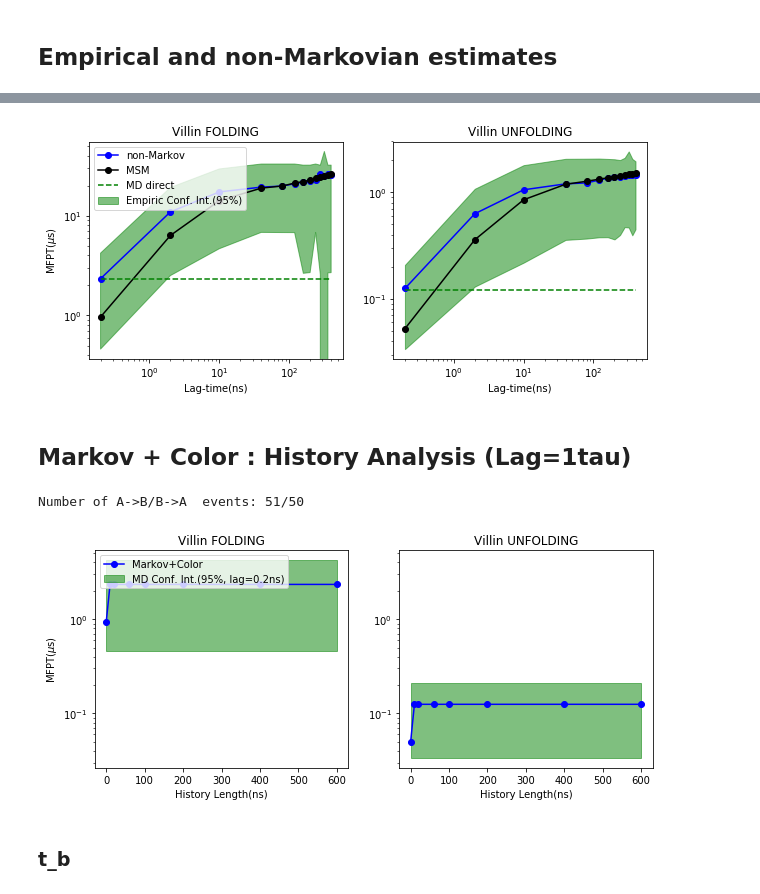
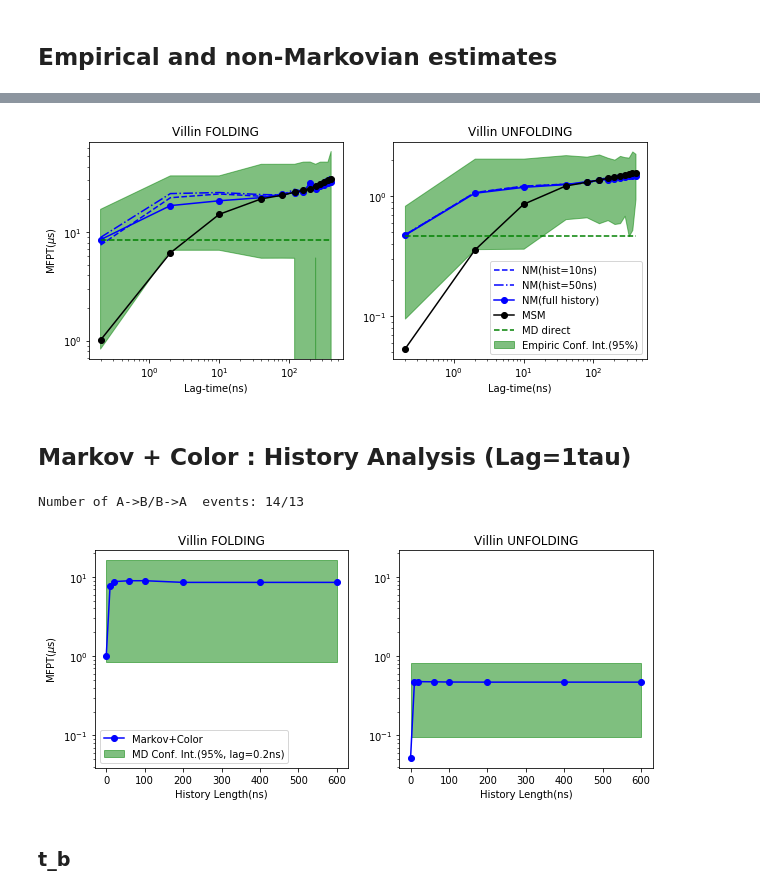
Before and after one commit to choderalab/msm-mfpt, a Jupyter notebook: models/Villin_model_postClustering2-mindist.ipynb, the cells around one changed output, grey strips where cells are left out. Saved outputs shown, nothing was run; the diff lists cells and outputs as text; code cells hidden in the pictures.

```diff
--- a/models/Villin_model_postClustering2-mindist.ipynb
+++ b/models/Villin_model_postClustering2-mindist.ipynb
@@ -467,8 +467,8 @@ dt = 0.0002 # in micro-sec
 
 macrostates = biggest_clusters_indexes(big_clusters_list[6], n_pick=2)
 
-stateA = big_clusters_list[6][macrostates[0]]  #Unfolded
-stateB = big_clusters_list[6][macrostates[1]]   #Folded
+stateA = big_clusters_list[2][macrostates[0]]  #Unfolded
+stateB = big_clusters_list[2][macrostates[1]]   #Folded
 
 #lag_to_use = np.asarray(list(lags[0::2]) + [5000, 10000, 15000])
 lag_to_use = np.asarray(list(lags[0::2]))
@@ -541,39 +593,48 @@ empirical_mfptBA_min = np.array(empirical_mfptsBA) - 2*np.array(std_errBA)
 
 fig=plt.figure(figsize = (10,4))
 
 ax1 = fig.add_subplot(121)
 ax1.fill_between(lag_to_use_ns, empirical_mfptAB_min, empirical_mfptAB_max,
-                 alpha=0.5, color="green", label="Empiric Conf. Int.(95%)" )
-ax1.plot(lag_to_use_ns, nm_mfptsAB, "-o", label="non-Markov", c='b')
+                 alpha=0.5, color="green", label="Empiric Conf. Int.(95%)")
+
+ax1.plot(lag_to_use_ns, nm_hist10ns_mfptsAB, "--", label="NM(hist=10ns)", c='b')
+ax1.plot(lag_to_use_ns, nm_hist50ns_mfptsAB, "-.", label="NM(hist=50ns)", c='b')
+ax1.plot(lag_to_use_ns, nm_mfptsAB, "-o", label="NM(full history)", c='b')
+
+
 ax1.plot(lag_to_use_ns, msm_mfptAB, "-o",color='k', label="MSM")
 ax1.plot(lag_to_use_ns, [empirical_mfptsAB[0] for i in lag_to_use_ns], "--", color='green',label='MD direct')
 #ax1.plot(lag_to_use_ns, lag_to_use_ns/nm_model.popA/1000, c='purple')
 ax1.set_xscale("log")
 ax1.set_yscale("log")
 ax1.set_title("Villin FOLDING")
 ax1.set_xlabel("Lag-time(ns)")
 ax1.set_ylabel("MFPT($\mu$s)")
 #ax1.set_xlim(0,600)
-plt.legend(loc='upper left')
+
 
 ax2 = fig.add_subplot(122)
 ax2.fill_between(lag_to_use_ns, empirical_mfptBA_min, empirical_mfptBA_max,
                  alpha=0.5, color="green", label="Empiric Conf. Int.(95%)" )
-ax2.plot(lag_to_use_ns, nm_mfptsBA, "-o", label="non-Markov", c='b' )
+
+ax2.plot(lag_to_use_ns, nm_hist10ns_mfptsBA, "--", label="NM(hist=10ns)", c='b')
+ax2.plot(lag_to_use_ns, nm_hist50ns_mfptsBA, "-.", label="NM(hist=50ns)", c='b')
+ax2.plot(lag_to_use_ns, nm_mfptsBA, "-o", label="NM(full history)", c='b' )
+
 ax2.plot(lag_to_use_ns, msm_mfptBA, "-o",color='k', label="MSM")
 #ax2.plot(lag_to_use_ns, lag_to_use_ns/nm_model.popB/1000, color='purple')
 ax2.set_xscale("log")
 ax2.set_yscale("log")
 ax2.set_title("Villin UNFOLDING")
 ax2.set_xlabel("Lag-time(ns)")
 #ax2.set_ylim(0,10)
 ax2.plot(lag_to_use_ns, [empirical_mfptsBA[0] for i in lag_to_use_ns], "--", color='green', label='MD direct')
 #plt.legend(bbox_to_anchor=(1.05, 1), loc=2, borderaxespad=0.)
 
-
+plt.legend(loc='lower right')
 plt.show()
 # %% [output]
-[figure, old version]
+[figure, new version]
 # %% [markdown]
 ## Markov + Color : History Analysis (Lag=1tau)
 # %%
@@ -599,7 +660,7 @@ emp_mfptBA = emp_mfpts['mfptBA']*dt
 emp_std_err_mfptAB = emp_mfpts['std_err_mfptAB']*dt
 emp_std_err_mfptBA = emp_mfpts['std_err_mfptBA']*dt
 # %% [output]
-Number of A->B/B->A  events: 51/50
+Number of A->B/B->A  events: 14/13
 # %%
 alpha = 0.5
 
@@ -618,7 +679,7 @@ ax1.set_yscale("log")
 ax1.set_title("Villin FOLDING")
 ax1.set_xlabel("History Length(ns)")
 ax1.set_ylabel("MFPT($\mu$s)")
-ax1.legend(loc='upper left')
+ax1.legend(loc='lower left')
 #ax1.set_xlim(-2,80)
 #ax1.set_ylim(0.01,10)
 
@@ -635,7 +696,7 @@ ax2.set_xlabel("History Length(ns)")
 
 plt.show()
 # %% [output]
-[figure, old version]
+[figure, new version]
 # %% [markdown]
 ### t_b
 # %%
```
Also changed, not shown: parts of 12 cells of this notebook, 1 other file.
